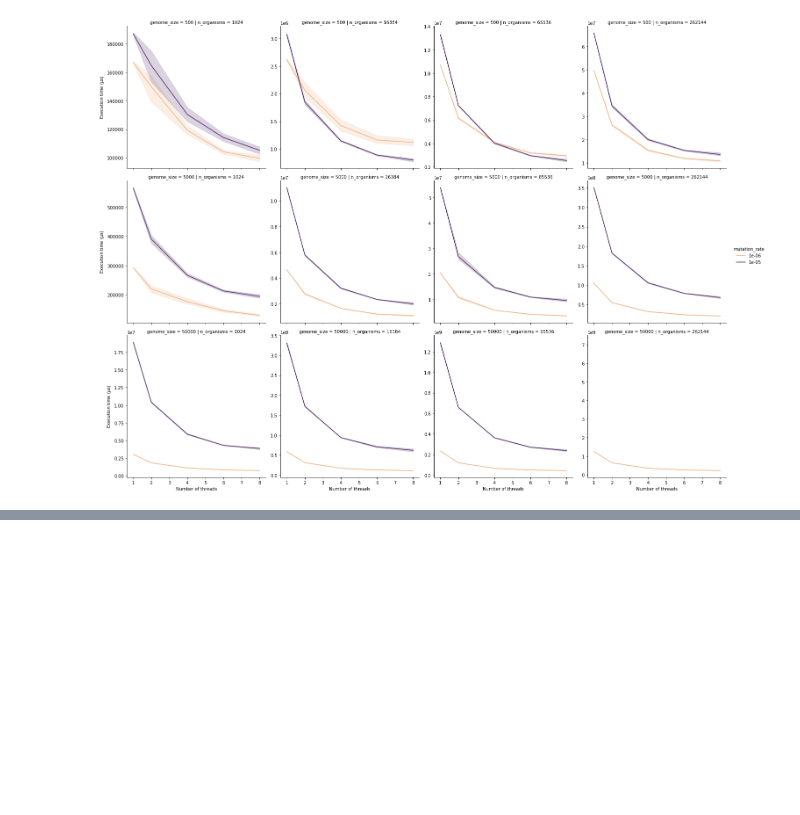
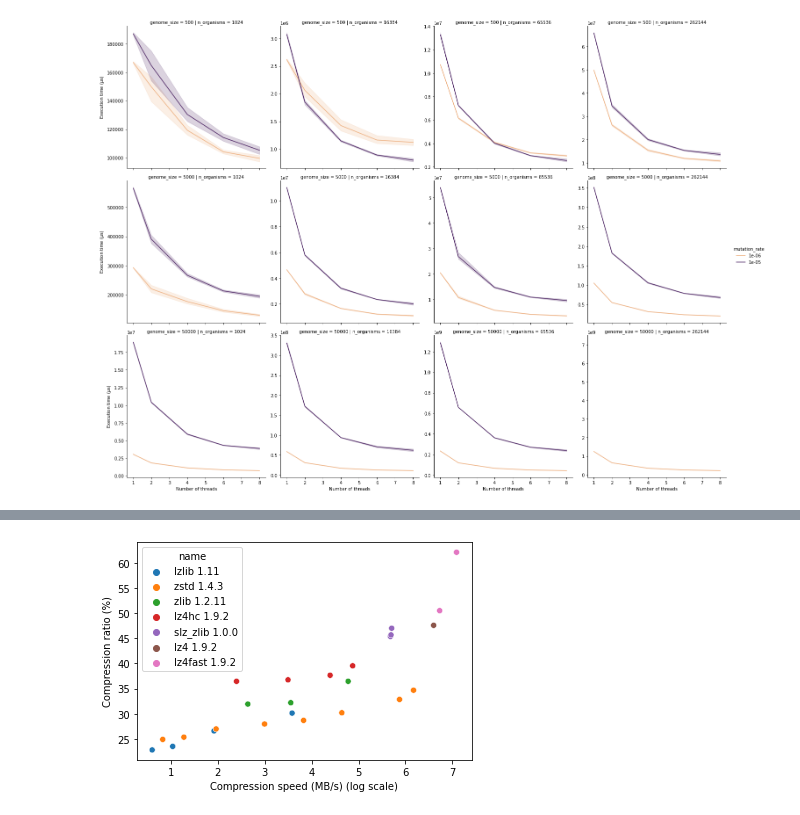
Before and after one commit to teobouvard/aevol-hpc, a Jupyter notebook: report/analysis.ipynb, the cells around one changed output, grey strips where cells are left out. Saved outputs shown, nothing was run; the diff lists cells and outputs as text; code cells hidden in the pictures; blank space fills up the shorter version.

```diff
--- a/report/analysis.ipynb
+++ b/report/analysis.ipynb
@@ -74,0 +104,5 @@ fig.savefig('img/benchmark_omp_static_small.pdf')
+# %%
+df = pd.read_csv("../benchmarks/compression.csv")
+df["log_compression_speed"] = np.log(df["compression_speed"])
+df = df[df["name"].str.contains("zlib|lz4|zstd")]
+df.sort_values("compression_speed", ascending=False)
@@ -74,0 +127,8 @@ fig.savefig('img/benchmark_omp_static_small.pdf')
+# %%
+ax = sns.scatterplot(data=df, x="log_compression_speed", y="compression_ratio", hue="name")
+ax.set_xlabel("Compression speed (MB/s) (log scale)")
+ax.set_ylabel("Compression ratio (%)")
+
+ax.get_figure().savefig("img/compression_tools.pdf", bbox_inches='tight')
+# %% [output]
+[figure, added]
```
Also changed, not shown: parts of 7 cells of this notebook, 13 other files.
